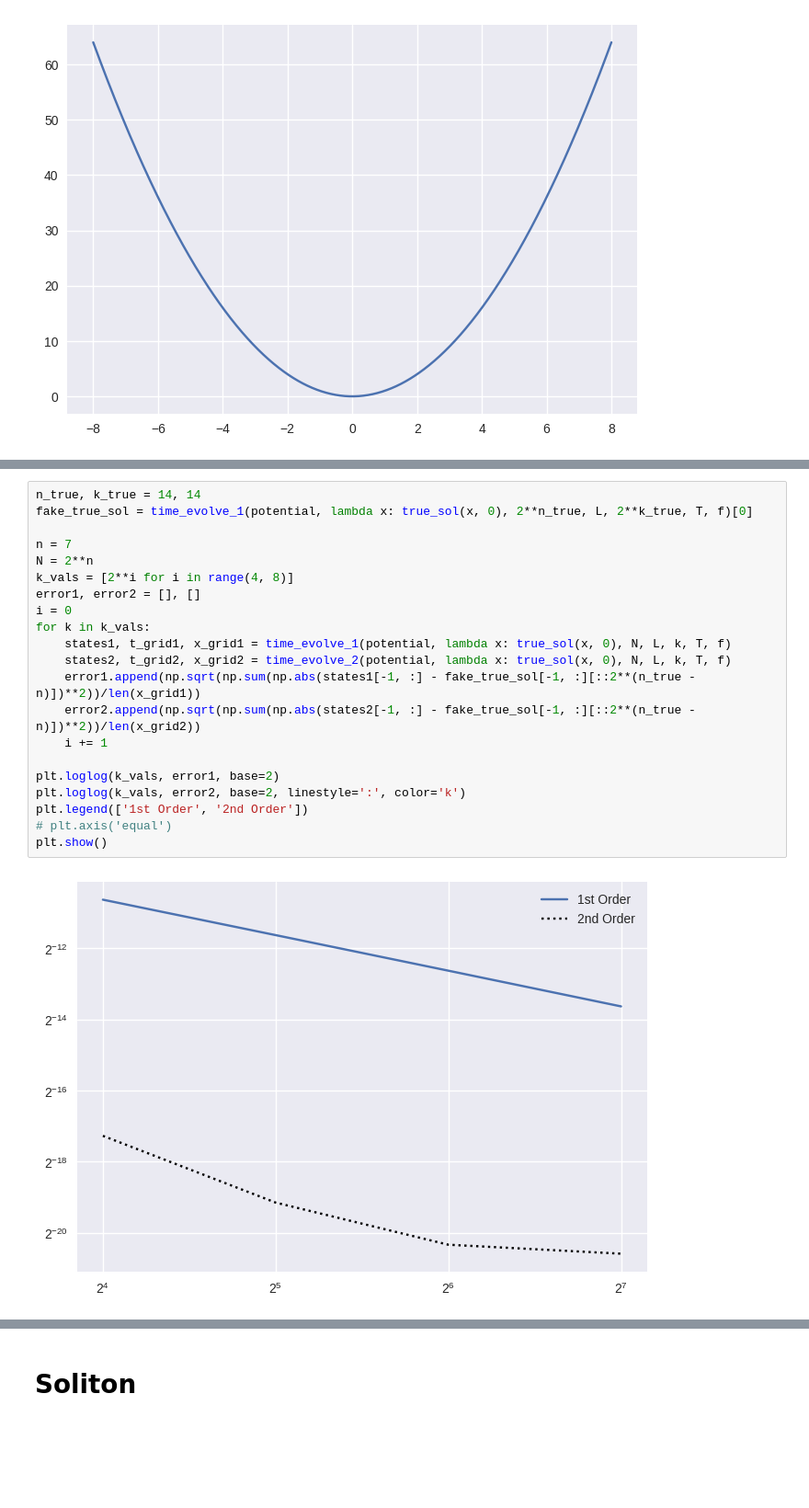
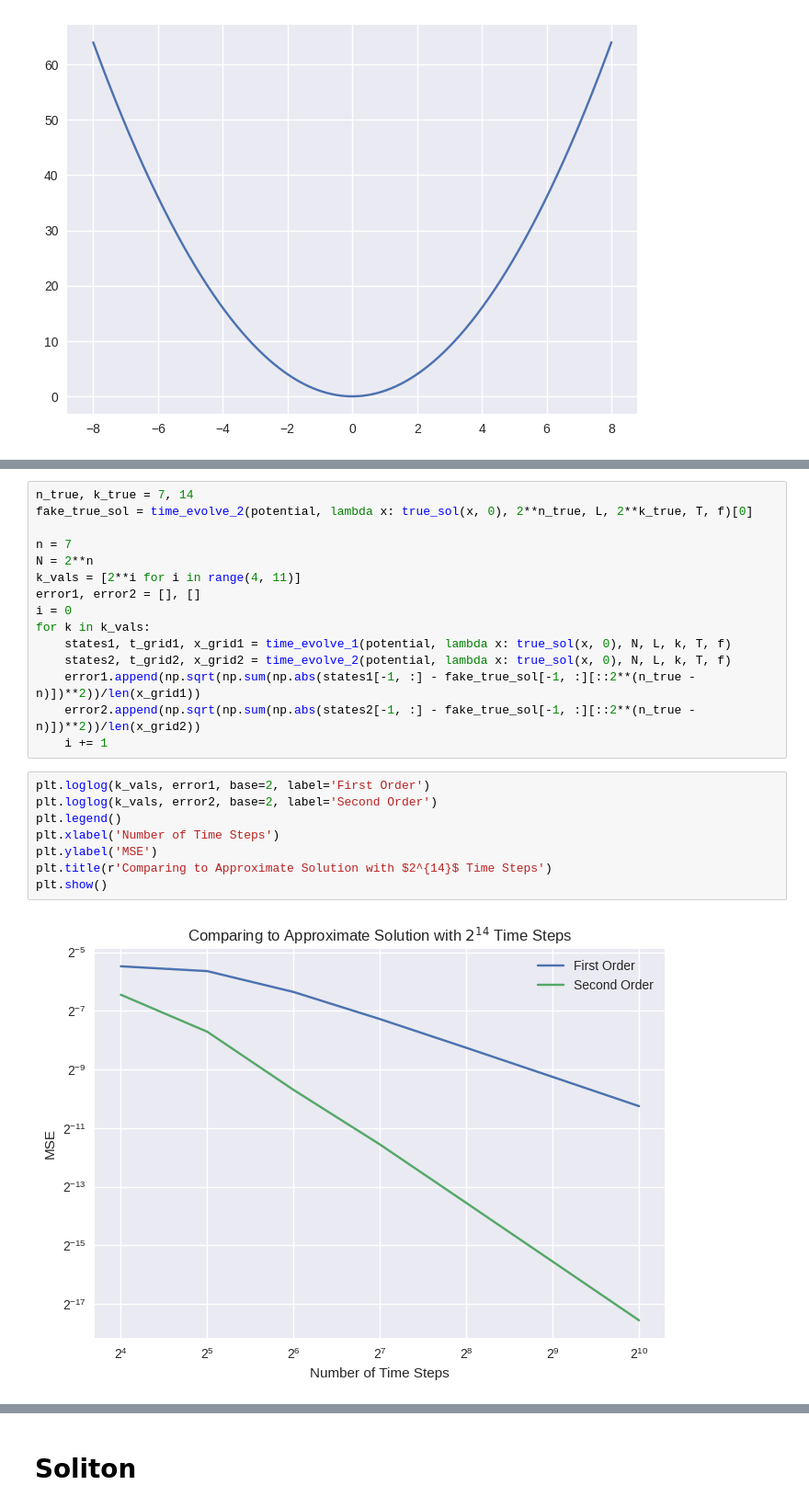
Before and after one commit to samco7/digital-quantum-simulation, a Jupyter notebook: classical/classical_runs.ipynb, the cells around one changed output, grey strips where cells are left out. Shown at 92% size. Drawn from its saved outputs; the diff is of its cells as text; blank space fills up the shorter version.

```diff
--- a/classical/classical_runs.ipynb
+++ b/classical/classical_runs.ipynb
@@ -91,10 +96,10 @@ plt.show()
 # %%
-n_true, k_true = 14, 14
-fake_true_sol = time_evolve_1(potential, lambda x: true_sol(x, 0), 2**n_true, L, 2**k_true, T, f)[0]
+n_true, k_true = 7, 14
+fake_true_sol = time_evolve_2(potential, lambda x: true_sol(x, 0), 2**n_true, L, 2**k_true, T, f)[0]
 
 n = 7
 N = 2**n
-k_vals = [2**i for i in range(4, 8)]
+k_vals = [2**i for i in range(4, 11)]
 error1, error2 = [], []
 i = 0
 for k in k_vals:
@@ -103,11 +108,13 @@ for k in k_vals:
     error1.append(np.sqrt(np.sum(np.abs(states1[-1, :] - fake_true_sol[-1, :][::2**(n_true - n)])**2))/len(x_grid1))
     error2.append(np.sqrt(np.sum(np.abs(states2[-1, :] - fake_true_sol[-1, :][::2**(n_true - n)])**2))/len(x_grid2))
     i += 1
-
-plt.loglog(k_vals, error1, base=2)
-plt.loglog(k_vals, error2, base=2, linestyle=':', color='k')
-plt.legend(['1st Order', '2nd Order'])
-# plt.axis('equal')
-plt.show()
-# %% [output]
-[figure, removed]
+# %%
+plt.loglog(k_vals, error1, base=2, label='First Order')
+plt.loglog(k_vals, error2, base=2, label='Second Order')
+plt.legend()
+plt.xlabel('Number of Time Steps')
+plt.ylabel('MSE')
+plt.title(r'Comparing to Approximate Solution with $2^{14}$ Time Steps')
+plt.show()
+# %% [output]
+[figure, added]
```
Also changed, not shown: parts of 3 cells of this notebook, 6 other files.
